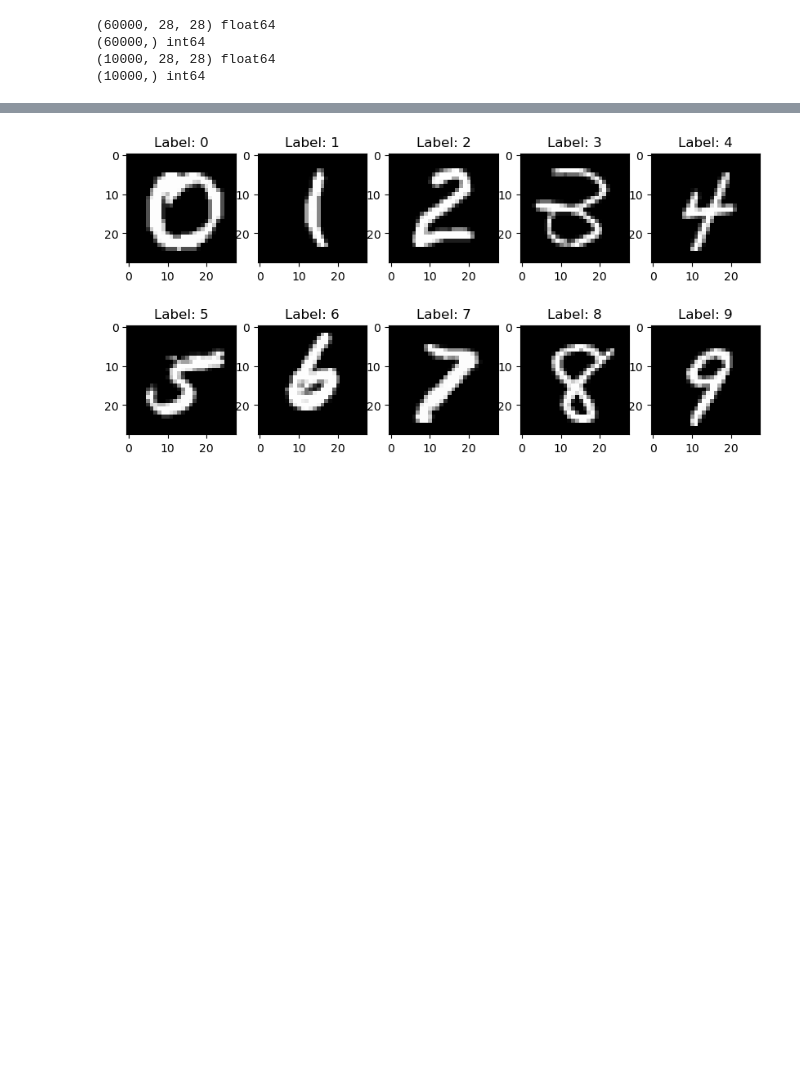
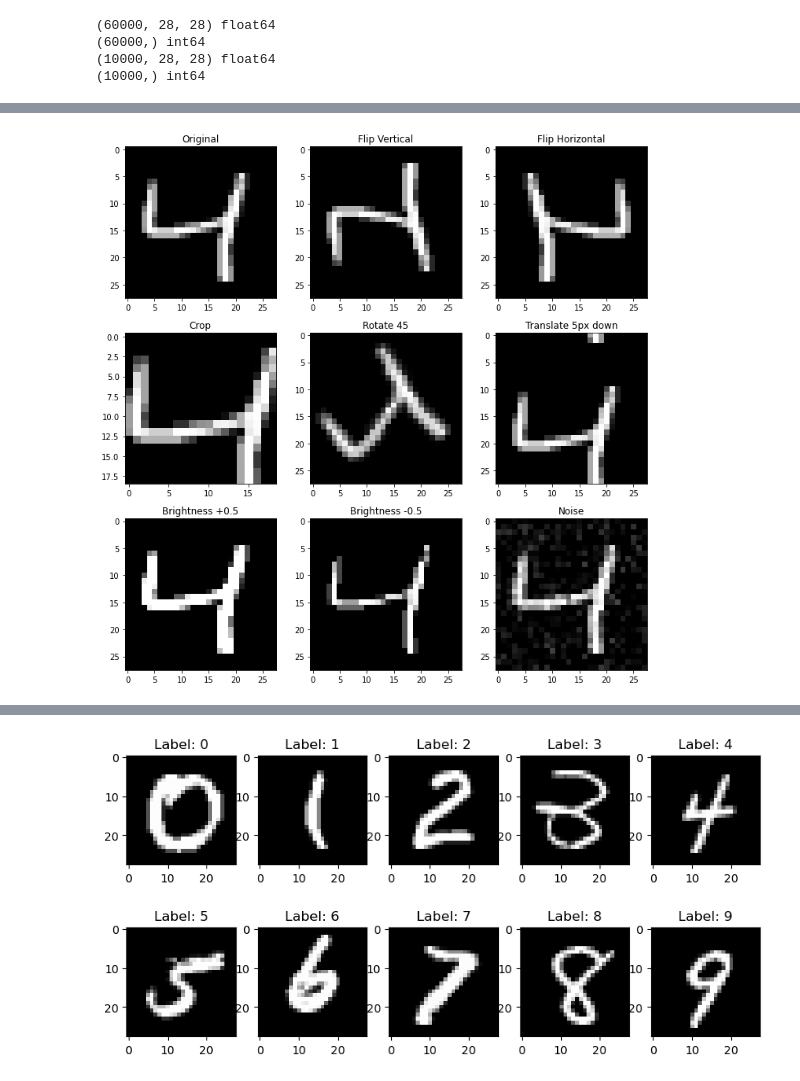
Before and after one commit to KaiMJ/ai_book, a Jupyter notebook: neural_network.ipynb, the cells around one changed output, grey strips where cells are left out. Saved outputs shown, nothing was run; the diff lists cells and outputs as text; code cells hidden in the pictures; blank space fills up the shorter version.

```diff
--- a/neural_network.ipynb
+++ b/neural_network.ipynb
@@ -81,3 +96,43 @@ print(test_y.shape, test_y.dtype)
+# %%
+fig, axs = plt.subplots(3, 3, figsize=(10, 10))
+
+# original
+axs[0, 0].imshow(x, cmap='gray')
+axs[0, 0].set_title("Original")
+
+# flip
+axs[0, 1].imshow(cv2.flip(x, 0), cmap='gray')
+axs[0, 1].set_title("Flip Vertical")
+axs[0, 2].imshow(cv2.flip(x, 1), cmap='gray')
+axs[0, 2].set_title("Flip Horizontal")
+
+# crop
+axs[1, 0].imshow(x[3:-6, 3:-6], cmap='gray')
+axs[1, 0].set_title("Crop")
+
+# rotate at an angle
+axs[1, 1].imshow(rotate_image(x, 45), cmap='gray')
+axs[1, 1].set_title("Rotate 45")
+
+# translate
+axs[1, 2].imshow(np.roll(x, 5, axis=0), cmap='gray')
+axs[1, 2].set_title("Translate 5px down")
+
+# adjust brightness
+axs[2, 0].imshow(np.clip(x + 0.5, 0, 1), cmap='gray')
+axs[2, 0].set_title("Brightness +0.5")
+axs[2, 1].imshow(np.clip(x - 0.5, 0, 1), cmap='gray')
+axs[2, 1].set_title("Brightness -0.5")
+
+# noise
+axs[2, 2].imshow(np.clip(x + np.random.normal(0, 0.1, x.shape), 0, 1), cmap='gray')
+axs[2, 2].set_title("Noise")
+
+plt.tight_layout()
+plt.savefig("Figure_15.png")
+plt.show()
+# %% [output]
+[figure, added]
 # %%
 train_idxs = np.argsort(train_y)
 train_x = train_x[train_idxs]
```
Also changed, not shown: parts of 12 cells of this notebook, 4 other files.
